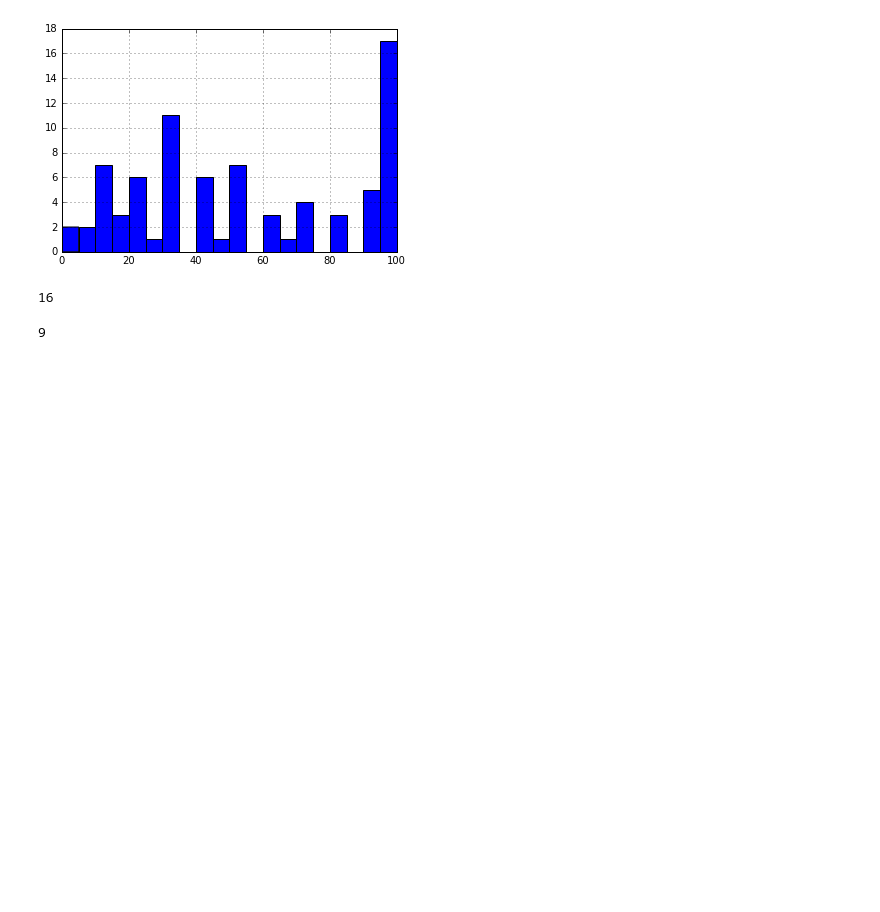
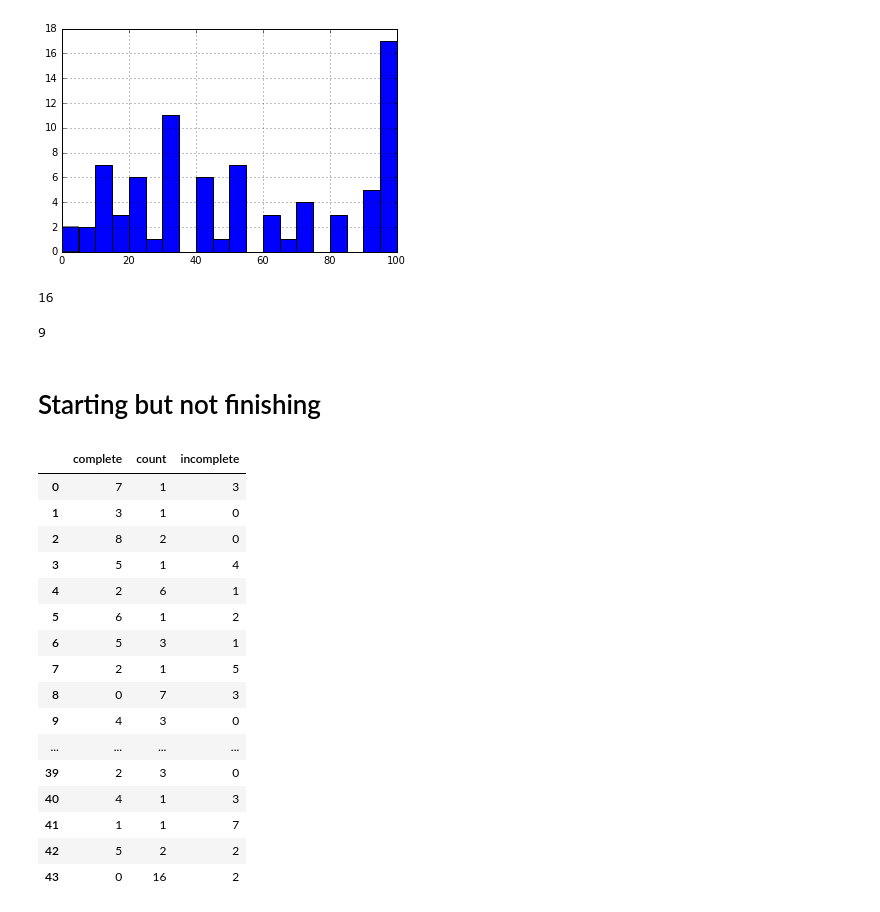
Before and after one commit to NeilNjae/ou-summer-of-code-2017, a Jupyter notebook: data-analysis/task-analysis.ipynb, the cells around one changed output. Drawn from its saved outputs; the diff is of its cells as text; code cells hidden in the pictures; blank space fills up the shorter version.

```diff
--- a/data-analysis/task-analysis.ipynb
+++ b/data-analysis/task-analysis.ipynb
@@ -1196,3 +1187,5 @@ winners = random.sample([pi for pi in july_scores if july_scores[pi] >= 80 if ju
 #         winner['Personal Identifier'],
 #         winner['Email address']
 #         ));
+# %% [markdown]
+# Starting but not finishing
@@ -1198,0 +1200,25 @@ winners = random.sample([pi for pi in july_scores if july_scores[pi] >= 80 if ju
+# %%
+cic = pd.DataFrame([{'complete': complete, 'incomplete': incomplete, 'count': count}
+              for (complete, incomplete), count
+              in collections.Counter(
+    (score_counts[pi]['complete'], score_counts[pi]['incomplete'])
+    for pi in score_counts).items()])
+cic
+# %% [output]
+|  | complete | count | incomplete |
+| 0 | 7 | 1 | 3 |
+| 1 | 3 | 1 | 0 |
+| 2 | 8 | 2 | 0 |
+| 3 | 5 | 1 | 4 |
+| 4 | 2 | 6 | 1 |
+| 5 | 6 | 1 | 2 |
+| 6 | 5 | 3 | 1 |
+| 7 | 2 | 1 | 5 |
+| 8 | 0 | 7 | 3 |
+| 9 | 4 | 3 | 0 |
+| ... | ... | ... | ... |
+| 39 | 2 | 3 | 0 |
+| 40 | 4 | 1 | 3 |
+| 41 | 1 | 1 | 7 |
+| 42 | 5 | 2 | 2 |
+| 43 | 0 | 16 | 2 |
```
Also changed, not shown: parts of 68 cells of this notebook, 6 other files.
